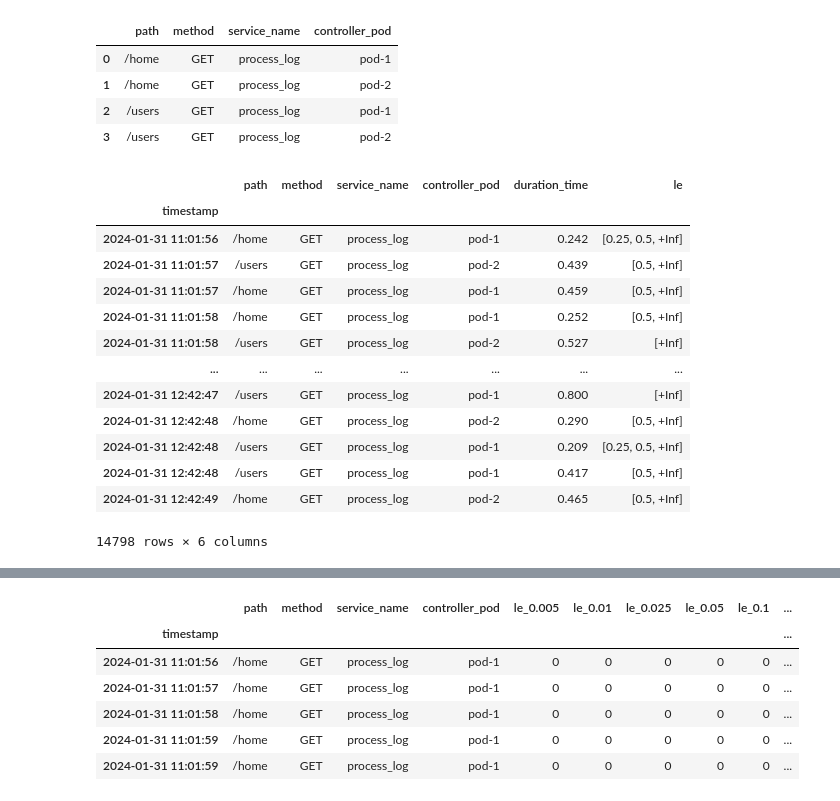
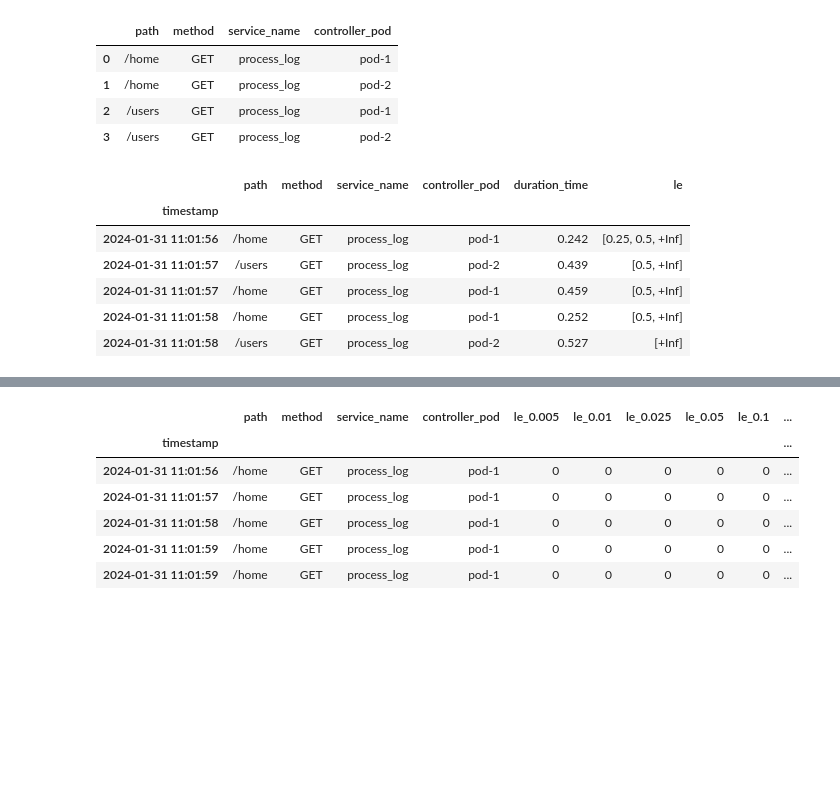
Before and after one commit to vuvietnguyenit/data_analystic, a Jupyter notebook: notebooks/calculate_latency_duration_time.ipynb, the cells around one changed output, grey strips where cells are left out. Cells and saved outputs as stored; diff of their text form; code cells hidden in the pictures; blank space fills up the shorter version.

```diff
--- a/notebooks/calculate_latency_duration_time.ipynb
+++ b/notebooks/calculate_latency_duration_time.ipynb
@@ -165,22 +170,15 @@ def bins_value(row, bins_dict: Dict):
     new_row = pd.concat([row, bins_series])
     return new_row
 # %%
-root_df
+root_df.head()
 # %% [output]
 |  | path | method | service_name | controller_pod | duration_time | le |
 | timestamp |  |  |  |  |  |  |
 | 2024-01-31 11:01:56 | /home | GET | process_log | pod-1 | 0.242 | [0.25, 0.5, +Inf] |
 | 2024-01-31 11:01:57 | /users | GET | process_log | pod-2 | 0.439 | [0.5, +Inf] |
 | 2024-01-31 11:01:57 | /home | GET | process_log | pod-1 | 0.459 | [0.5, +Inf] |
 | 2024-01-31 11:01:58 | /home | GET | process_log | pod-1 | 0.252 | [0.5, +Inf] |
 | 2024-01-31 11:01:58 | /users | GET | process_log | pod-2 | 0.527 | [+Inf] |
-| ... | ... | ... | ... | ... | ... | ... |
-| 2024-01-31 12:42:47 | /users | GET | process_log | pod-1 | 0.800 | [+Inf] |
-| 2024-01-31 12:42:48 | /home | GET | process_log | pod-2 | 0.290 | [0.5, +Inf] |
-| 2024-01-31 12:42:48 | /users | GET | process_log | pod-1 | 0.209 | [0.25, 0.5, +Inf] |
-| 2024-01-31 12:42:48 | /users | GET | process_log | pod-1 | 0.417 | [0.5, +Inf] |
-| 2024-01-31 12:42:49 | /home | GET | process_log | pod-2 | 0.465 | [0.5, +Inf] |
-14798 rows × 6 columns
 # %%
 # Bins value to bucket latency
 df_by_group = {}
```
Also changed, not shown: parts of 6 cells of this notebook.
